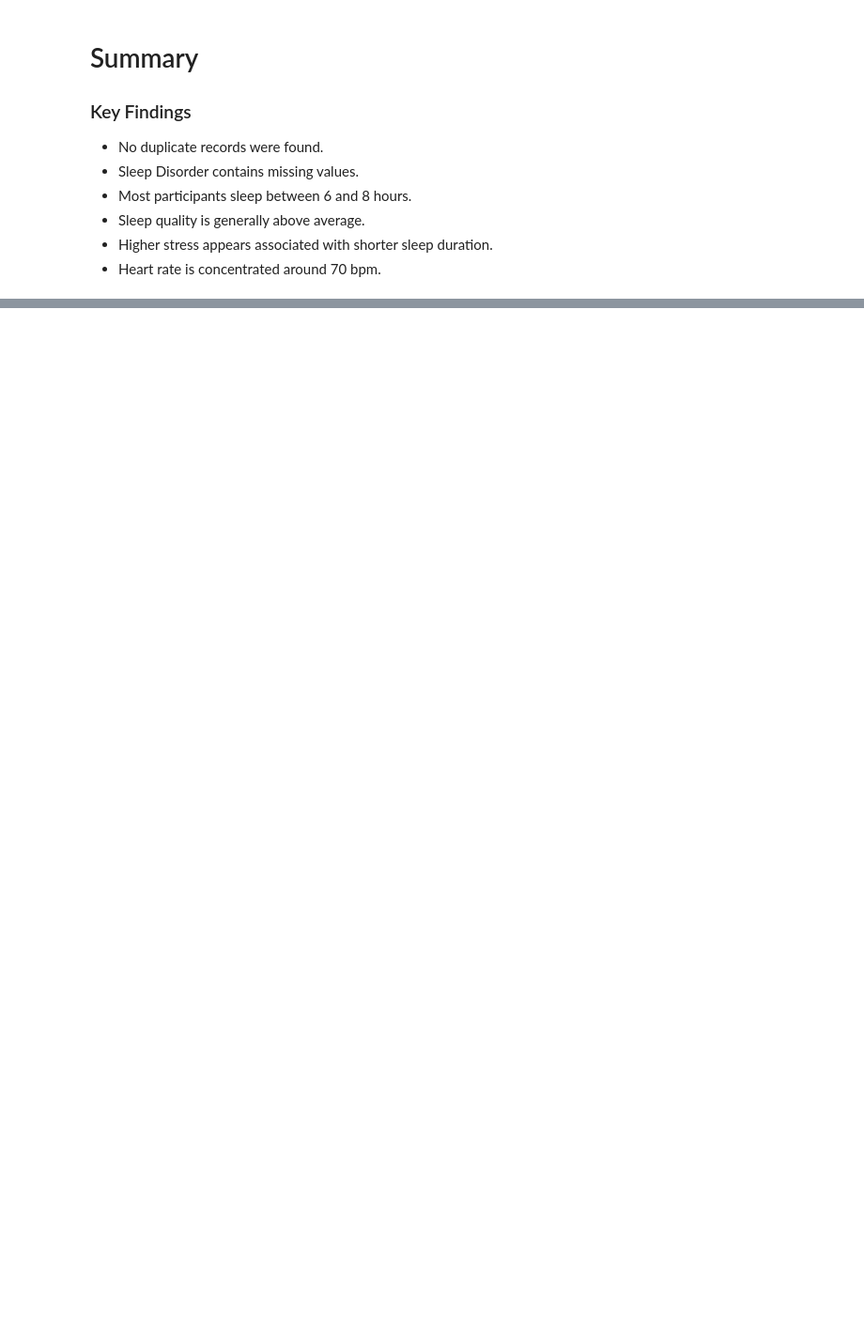
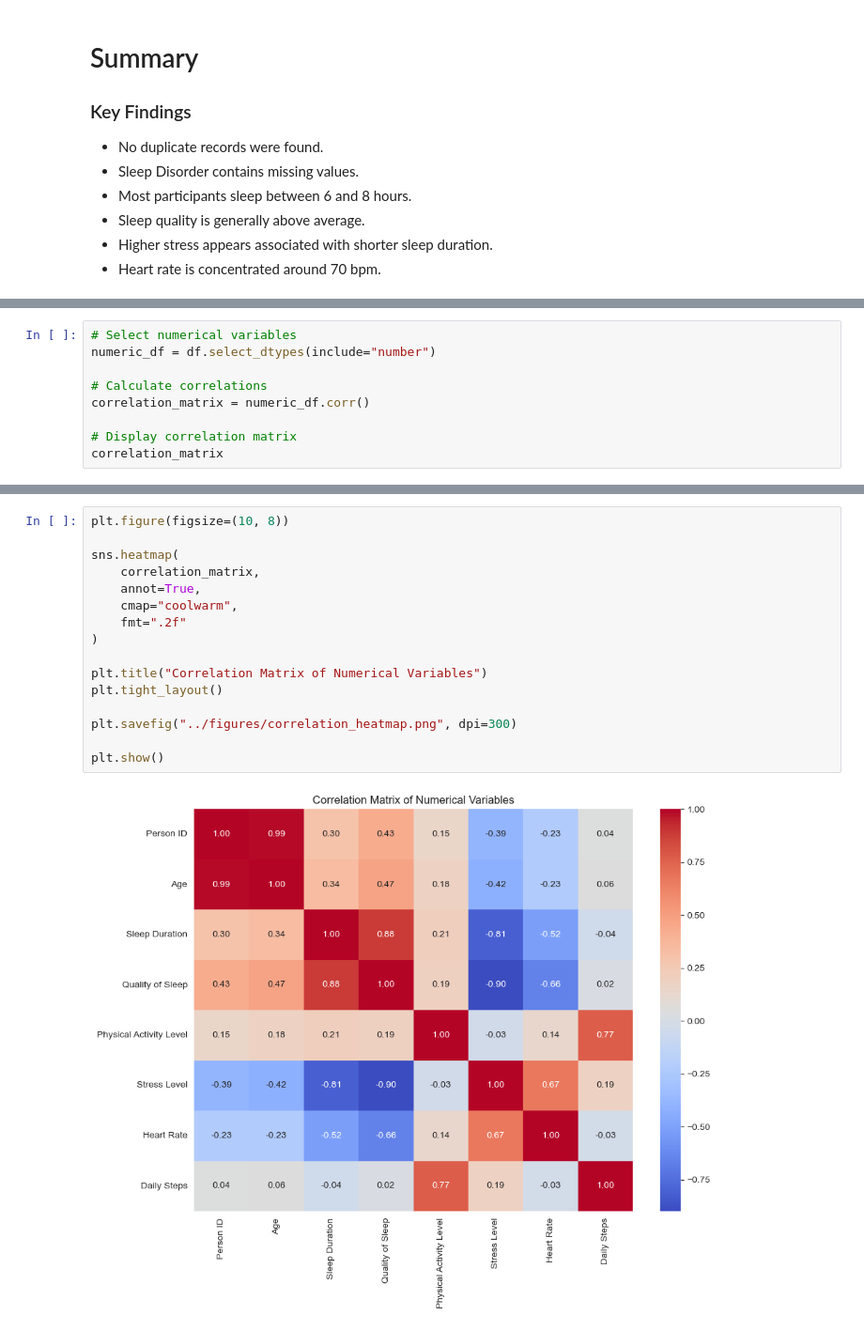
Before and after one commit to tahsin1017/athleteiq-performance-prediction, a Jupyter notebook: notebooks/01_data_exploration.ipynb, the cells around one changed output, grey strips where cells are left out. Shown at 94% size. Saved outputs shown, nothing was run; the diff lists cells and outputs as text; blank space fills up the shorter version.

```diff
--- a/notebooks/01_data_exploration.ipynb
+++ b/notebooks/01_data_exploration.ipynb
@@ -309,0 +533,9 @@ plt.show()
+# %%
+# Select numerical variables
+numeric_df = df.select_dtypes(include="number")
+
+# Calculate correlations
+correlation_matrix = numeric_df.corr()
+
+# Display correlation matrix
+correlation_matrix
@@ -309,0 +552,18 @@ plt.show()
+# %%
+plt.figure(figsize=(10, 8))
+
+sns.heatmap(
+    correlation_matrix,
+    annot=True,
+    cmap="coolwarm",
+    fmt=".2f"
+)
+
+plt.title("Correlation Matrix of Numerical Variables")
+plt.tight_layout()
+
+plt.savefig("../figures/correlation_heatmap.png", dpi=300)
+
+plt.show()
+# %% [output]
+[figure, added]
```
Also changed, not shown: parts of 25 cells of this notebook, 2 other files.
